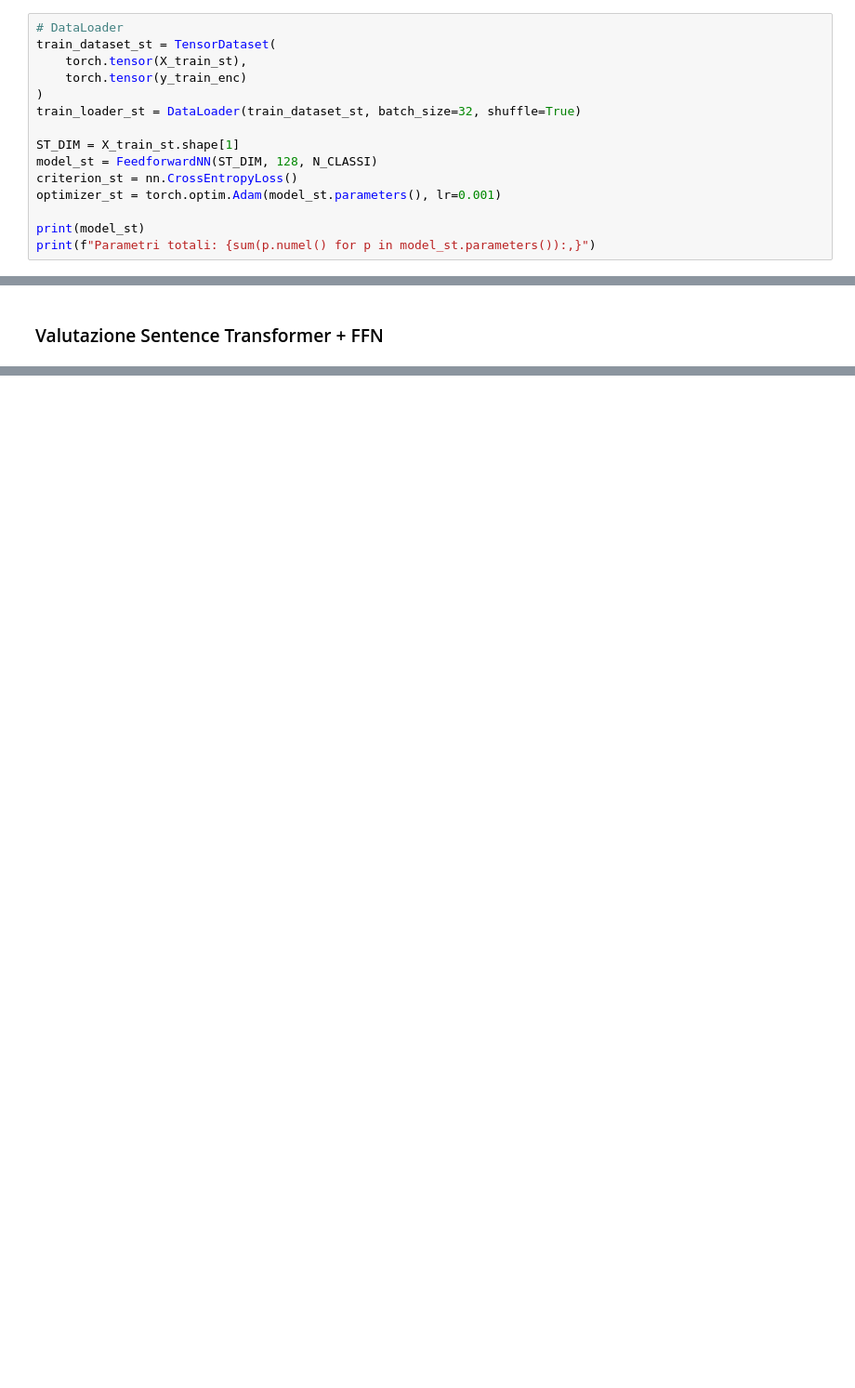
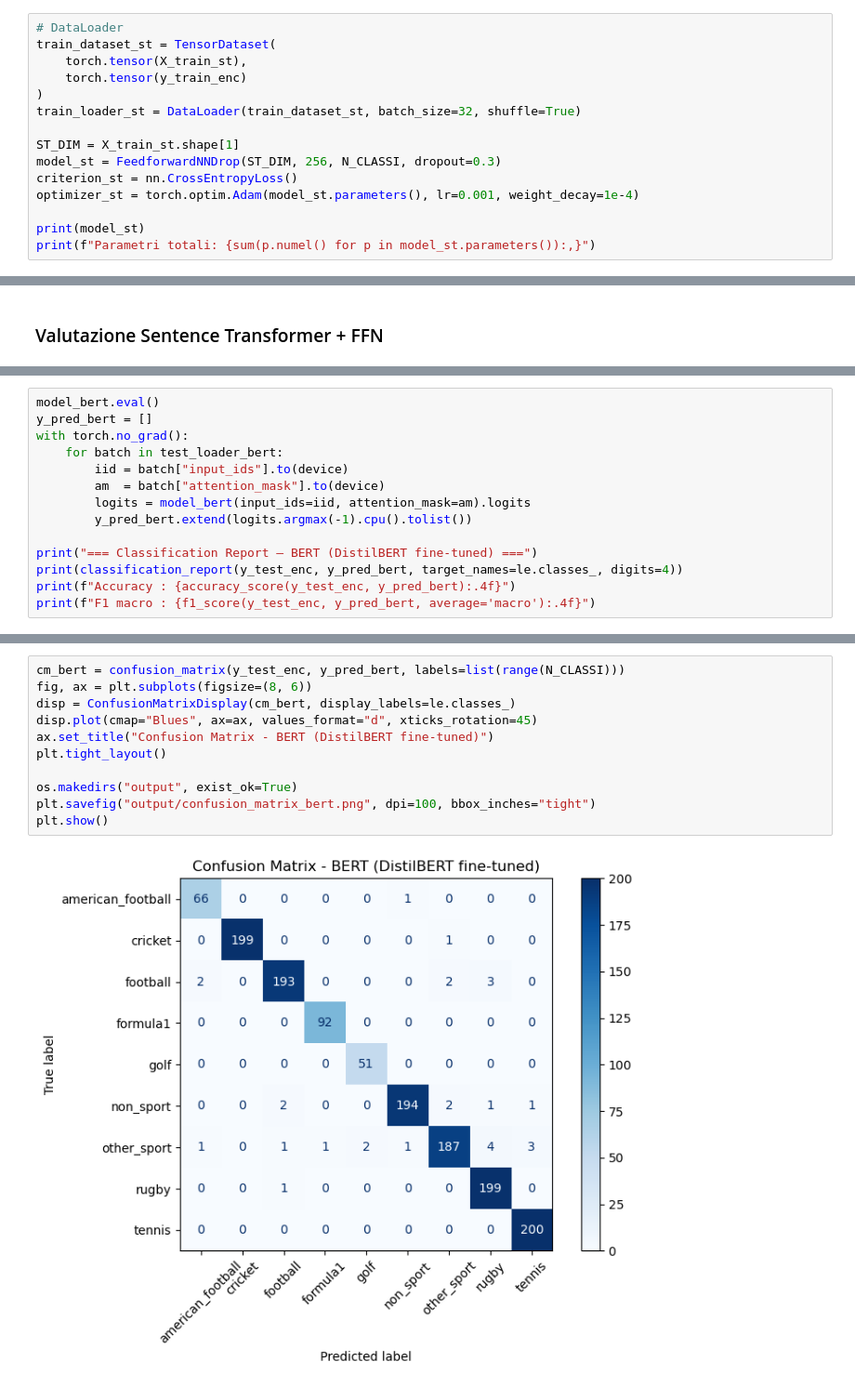
Before and after one commit to marcosoldani/scraping_BBC_NLP, a Jupyter notebook: Step2/Task2.ipynb, the cells around one changed output, grey strips where cells are left out. Shown at 93% size. Cells and saved outputs as stored; diff of their text form; blank space fills up the shorter version.

```diff
--- a/Step2/Task2.ipynb
+++ b/Step2/Task2.ipynb
@@ -909,9 +1051,9 @@ train_dataset_st = TensorDataset(
 train_loader_st = DataLoader(train_dataset_st, batch_size=32, shuffle=True)
 
 ST_DIM = X_train_st.shape[1]
-model_st = FeedforwardNN(ST_DIM, 128, N_CLASSI)
+model_st = FeedforwardNNDrop(ST_DIM, 256, N_CLASSI, dropout=0.3)
 criterion_st = nn.CrossEntropyLoss()
-optimizer_st = torch.optim.Adam(model_st.parameters(), lr=0.001)
+optimizer_st = torch.optim.Adam(model_st.parameters(), lr=0.001, weight_decay=1e-4)
 
 print(model_st)
 print(f"Parametri totali: {sum(p.numel() for p in model_st.parameters()):,}")
@@ -1005,0 +1272,14 @@ plt.show()
+# %%
+model_bert.eval()
+y_pred_bert = []
+with torch.no_grad():
+    for batch in test_loader_bert:
+        iid = batch["input_ids"].to(device)
+        am  = batch["attention_mask"].to(device)
+        logits = model_bert(input_ids=iid, attention_mask=am).logits
+        y_pred_bert.extend(logits.argmax(-1).cpu().tolist())
+
+print("=== Classification Report — BERT (DistilBERT fine-tuned) ===")
+print(classification_report(y_test_enc, y_pred_bert, target_names=le.classes_, digits=4))
+print(f"Accuracy : {accuracy_score(y_test_enc, y_pred_bert):.4f}")
+print(f"F1 macro : {f1_score(y_test_enc, y_pred_bert, average='macro'):.4f}")
@@ -1005,0 +1306,13 @@ plt.show()
+# %%
+cm_bert = confusion_matrix(y_test_enc, y_pred_bert, labels=list(range(N_CLASSI)))
+fig, ax = plt.subplots(figsize=(8, 6))
+disp = ConfusionMatrixDisplay(cm_bert, display_labels=le.classes_)
+disp.plot(cmap="Blues", ax=ax, values_format="d", xticks_rotation=45)
+ax.set_title("Confusion Matrix - BERT (DistilBERT fine-tuned)")
+plt.tight_layout()
+
+os.makedirs("output", exist_ok=True)
+plt.savefig("output/confusion_matrix_bert.png", dpi=100, bbox_inches="tight")
+plt.show()
+# %% [output]
+[figure, added]
```
Also changed, not shown: parts of 43 cells of this notebook, 4 other files.
